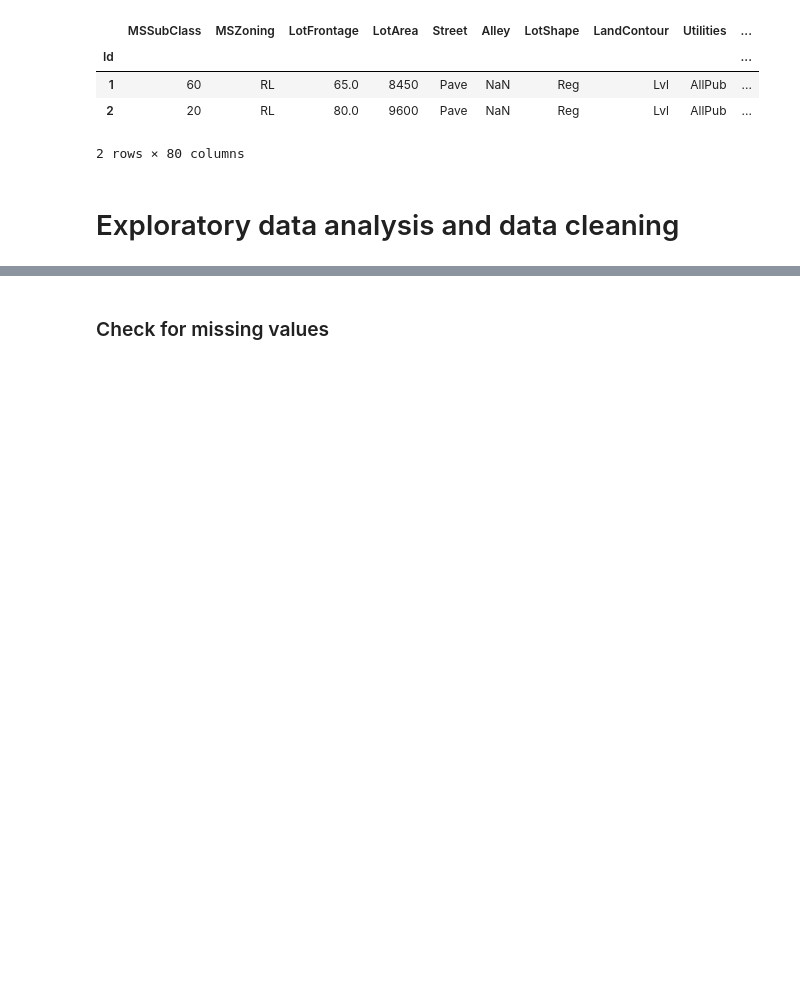
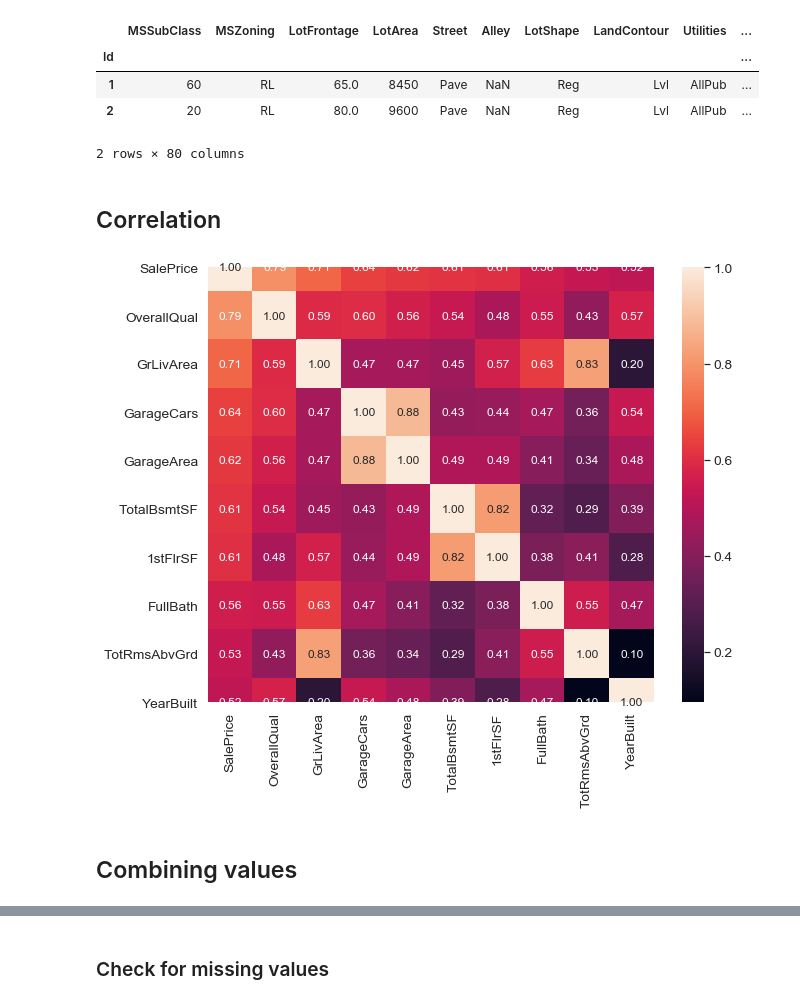
Before and after one commit to HHook/keras-house-prices, a Jupyter notebook: Keras regression house prices project.ipynb, the cells around one changed output, grey strips where cells are left out. Cells and saved outputs as stored; diff of their text form; code cells hidden in the pictures; blank space fills up the shorter version.

Commit message:
Feature engineering, combining vaCombining variables

```diff
--- a/Keras regression house prices project.ipynb
+++ b/Keras regression house prices project.ipynb
@@ -115,5 +115,18 @@ df.head(2)
 | 1 | 60 | RL | 65.0 | 8450 | Pave | NaN | Reg | Lvl | AllPub | ... |
 | 2 | 20 | RL | 80.0 | 9600 | Pave | NaN | Reg | Lvl | AllPub | ... |
 2 rows × 80 columns
-# %% [markdown]
-# Exploratory data analysis and data cleaning
+# %% [markdown]
+## Correlation
+# %%
+corrmat = df.corr()
+plt.figure(figsize=(10,8))
+k = 10 #number of variables for heatmap
+cols = corrmat.nlargest(k, 'SalePrice')['SalePrice'].index # columns that are highest correlated to SalePrice
+cm = np.corrcoef(df[cols].values.T) # correlation coefficient of columns highest correlated with SalePrice
+sns.set(font_scale=1.25)
+hm = sns.heatmap(cm, cbar=True, annot=True, fmt='.2f', annot_kws={'size': 12}, yticklabels=cols.values, xticklabels=cols.values)
+plt.show()
+# %% [output]
+[figure, added]
+# %% [markdown]
+## Combining values
```
Also changed, not shown: parts of 33 cells of this notebook.
